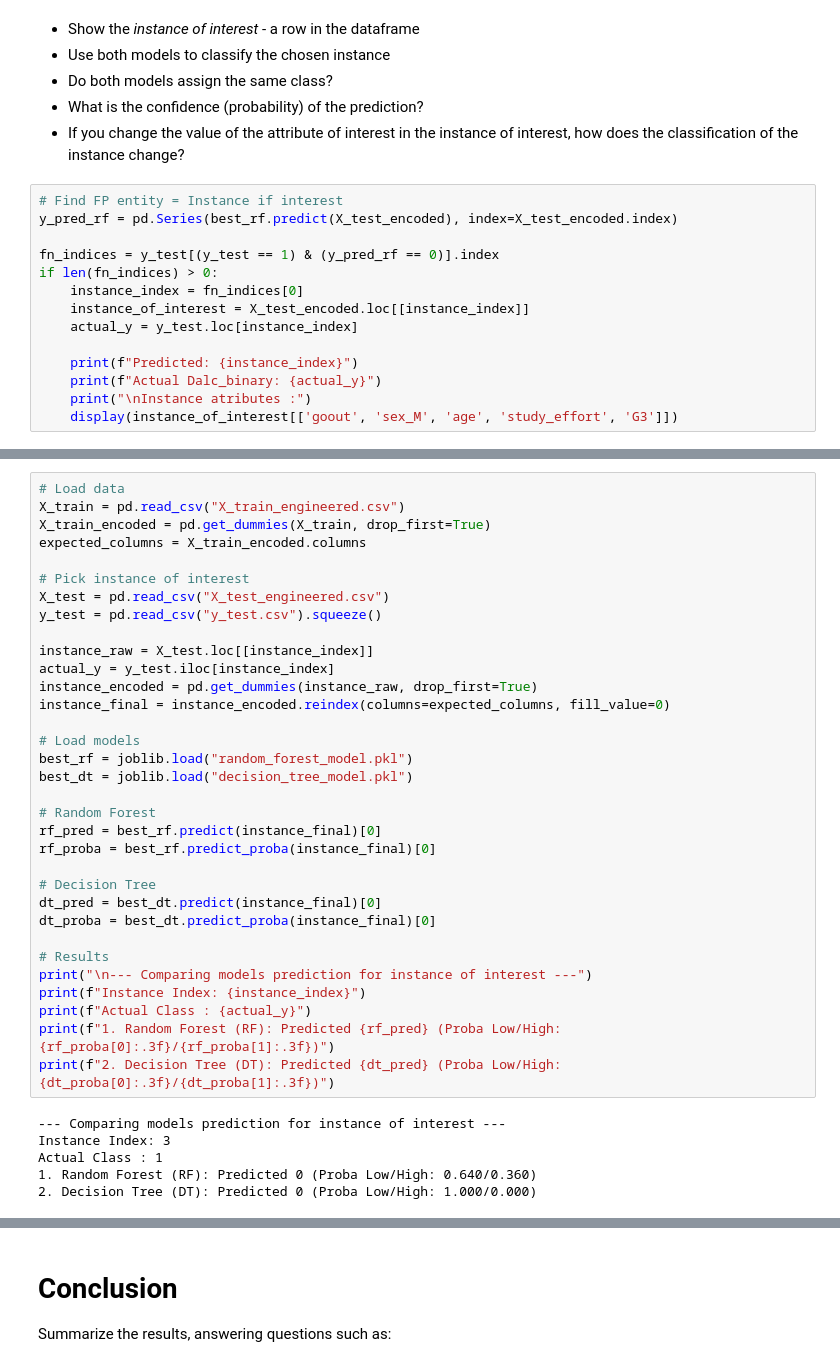
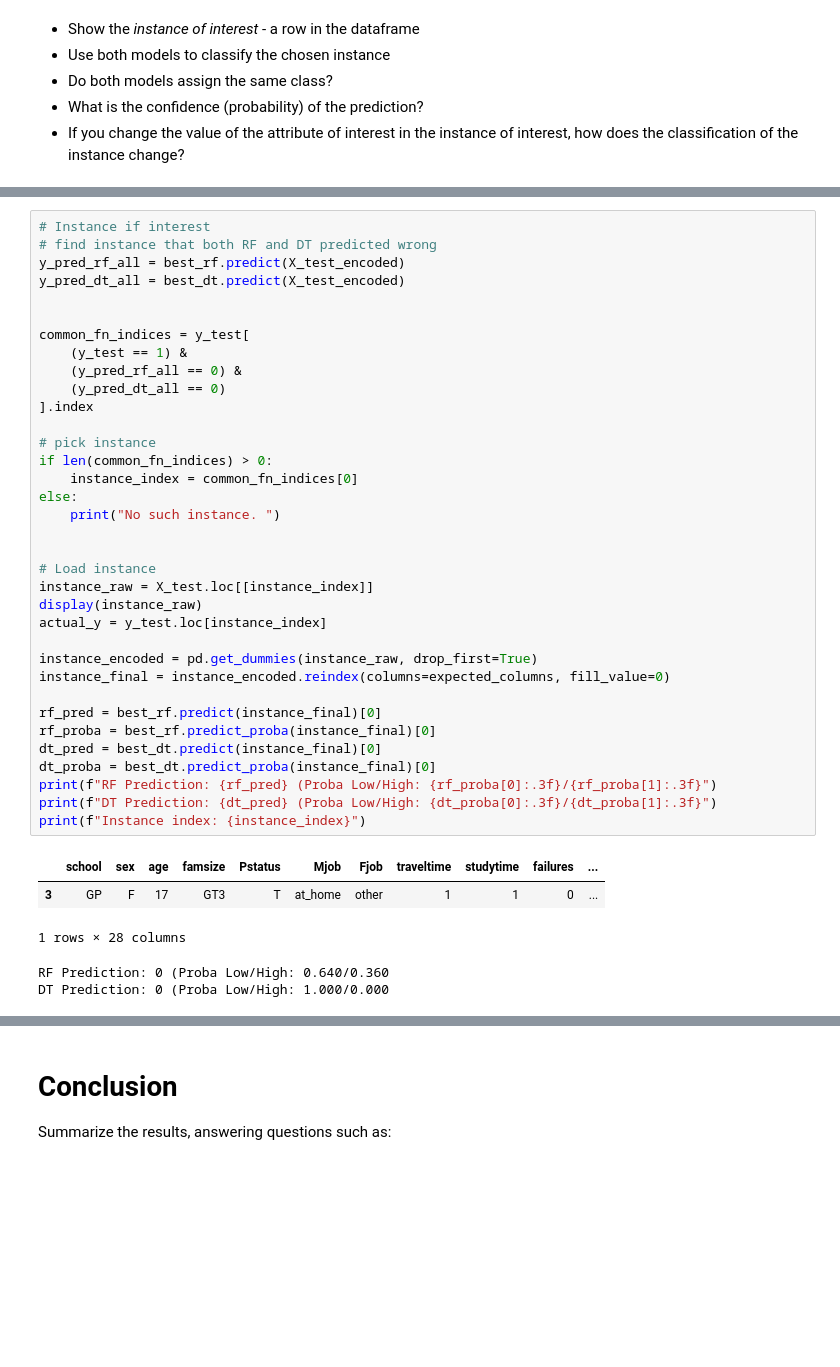
Before and after one commit to adela-domokosova/test, a Jupyter notebook: template_coursework_classification.ipynb, the cells around one changed output, grey strips where cells are left out. Cells and saved outputs as stored; diff of their text form; blank space fills up the shorter version.

Commit message:
simplify instance analysis

```diff
--- a/template_coursework_classification.ipynb
+++ b/template_coursework_classification.ipynb
@@ -807,17 +807,3 @@ Top 10 Feature Importances for Random Forest Model:
 * Do both models assign the same class?
 * What is the confidence (probability) of the prediction?
 * If you change the value of the attribute of interest in the instance of interest, how does the classification of the instance change?
-# %%
-# Find FP entity = Instance if interest
-y_pred_rf = pd.Series(best_rf.predict(X_test_encoded), index=X_test_encoded.index)
-
-fn_indices = y_test[(y_test == 1) & (y_pred_rf == 0)].index
-if len(fn_indices) > 0:
-    instance_index = fn_indices[0]
-    instance_of_interest = X_test_encoded.loc[[instance_index]]
-    actual_y = y_test.loc[instance_index]
-
-    print(f"Predicted: {instance_index}")
-    print(f"Actual Dalc_binary: {actual_y}")
-    print("\nInstance atributes :")
-    display(instance_of_interest[['goout', 'sex_M', 'age', 'study_effort', 'G3']])
@@ -831,41 +810,43 @@ Instance atributes :
 # %%
-# Load data
-X_train = pd.read_csv("X_train_engineered.csv")
-X_train_encoded = pd.get_dummies(X_train, drop_first=True)
-expected_columns = X_train_encoded.columns
+# Instance if interest
+# find instance that both RF and DT predicted wrong
+y_pred_rf_all = best_rf.predict(X_test_encoded)
+y_pred_dt_all = best_dt.predict(X_test_encoded)
 
-# Pick instance of interest
-X_test = pd.read_csv("X_test_engineered.csv")
-y_test = pd.read_csv("y_test.csv").squeeze()
 
+common_fn_indices = y_test[
+    (y_test == 1) &
+    (y_pred_rf_all == 0) &
+    (y_pred_dt_all == 0)
+].index
+
+# pick instance
+if len(common_fn_indices) > 0:
+    instance_index = common_fn_indices[0]
+else:
+    print("No such instance. ")
+
+
+# Load instance
 instance_raw = X_test.loc[[instance_index]]
-actual_y = y_test.iloc[instance_index]
+display(instance_raw)
+actual_y = y_test.loc[instance_index]
+
 instance_encoded = pd.get_dummies(instance_raw, drop_first=True)
 instance_final = instance_encoded.reindex(columns=expected_columns, fill_value=0)
 
-# Load models
-best_rf = joblib.load("random_forest_model.pkl")
-best_dt = joblib.load("decision_tree_model.pkl")
-
-# Random Forest
 rf_pred = best_rf.predict(instance_final)[0]
 rf_proba = best_rf.predict_proba(instance_final)[0]
-
-# Decision Tree
 dt_pred = best_dt.predict(instance_final)[0]
 dt_proba = best_dt.predict_proba(instance_final)[0]
-
-# Results
-print("\n--- Comparing models prediction for instance of interest ---")
-print(f"Instance Index: {instance_index}")
-print(f"Actual Class : {actual_y}")
-print(f"1. Random Forest (RF): Predicted {rf_pred} (Proba Low/High: {rf_proba[0]:.3f}/{rf_proba[1]:.3f})")
-print(f"2. Decision Tree (DT): Predicted {dt_pred} (Proba Low/High: {dt_proba[0]:.3f}/{dt_proba[1]:.3f})")
+print(f"RF Prediction: {rf_pred} (Proba Low/High: {rf_proba[0]:.3f}/{rf_proba[1]:.3f}")
+print(f"DT Prediction: {dt_pred} (Proba Low/High: {dt_proba[0]:.3f}/{dt_proba[1]:.3f}")
+print(f"Instance index: {instance_index}")
 # %% [output]
+|  | school | sex | age | famsize | Pstatus | Mjob | Fjob | traveltime | studytime | failures | ... |
+| 3 | GP | F | 17 | GT3 | T | at_home | other | 1 | 1 | 0 | ... |
---- Comparing models prediction for instance of interest ---
-Instance Index: 3
-Actual Class : 1
-1. Random Forest (RF): Predicted 0 (Proba Low/High: 0.640/0.360)
-2. Decision Tree (DT): Predicted 0 (Proba Low/High: 1.000/0.000)
+1 rows × 28 columns
+RF Prediction: 0 (Proba Low/High: 0.640/0.360
+DT Prediction: 0 (Proba Low/High: 1.000/0.000
 # %%
 # Result of changing 'goout' for different values
```
Also changed, not shown: parts of 4 cells of this notebook.
